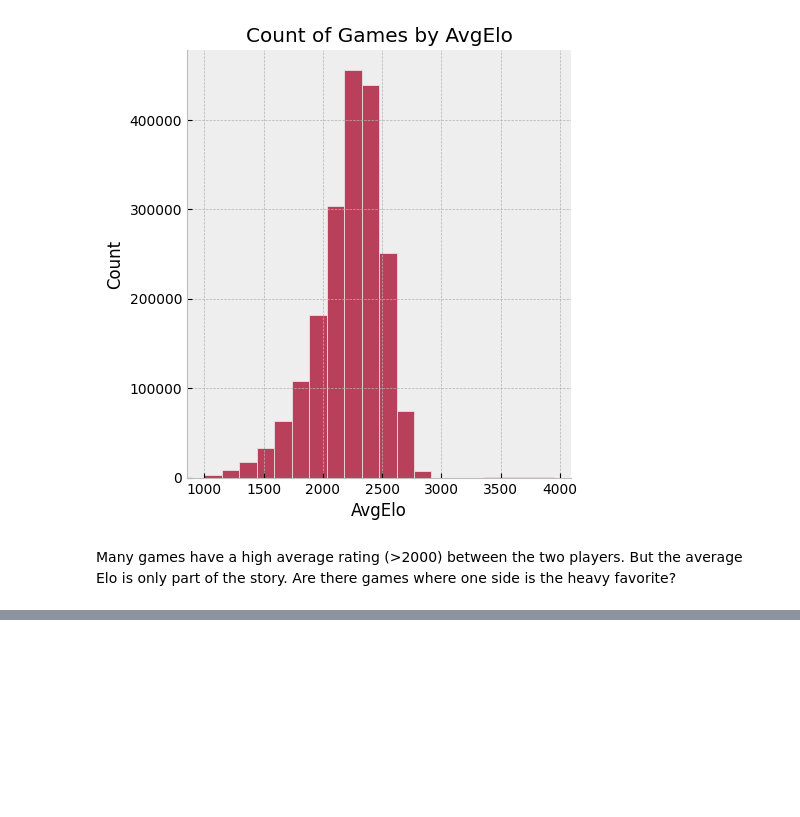
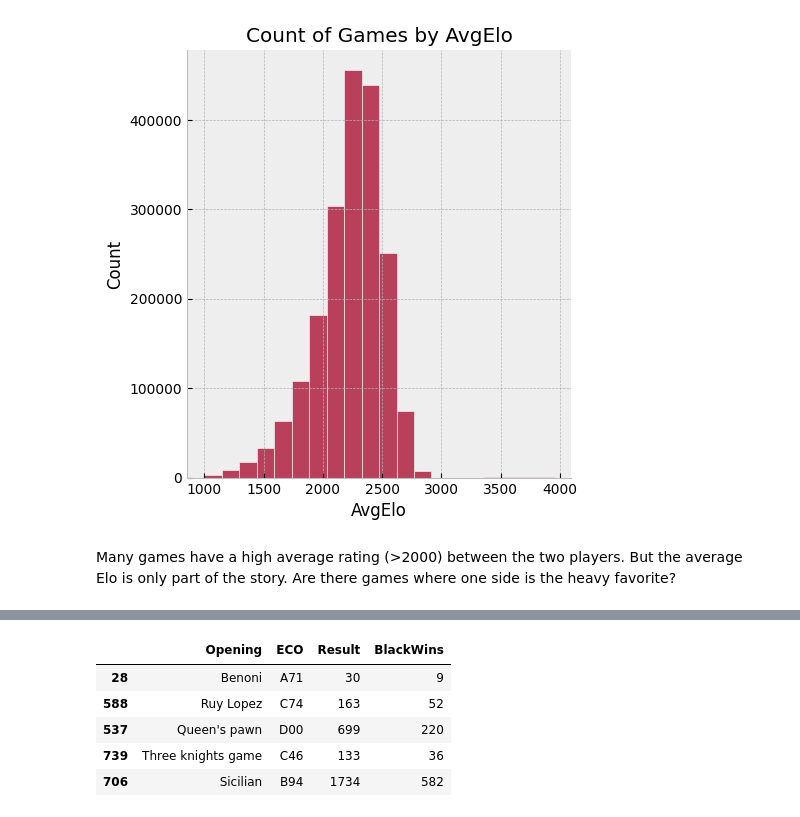
Before and after one commit to ameya932/Black-Chess-Openings-Analysis, a Jupyter notebook: Black_Openings_Chess.ipynb, the cells around one changed output, grey strips where cells are left out. Cells and saved outputs as stored; diff of their text form; code cells hidden in the pictures; blank space fills up the shorter version.

```diff
--- a/Black_Openings_Chess.ipynb
+++ b/Black_Openings_Chess.ipynb
@@ -92,0 +104,16 @@ df[important_cols].query("RatingDifference > 500").head()
+# %%
+# Filtering by Opening and ECO, and finding the total count of games that black wins. We separate online from live chess to understand the characteristics of each
+
+op_live = df.query("AvgElo > 2000 and RatingDifference < 200 and Online == False").groupby(['Opening','ECO']).agg({'Result':'count', 'BlackWins': 'sum'}).reset_index()
+op_online = df.query("AvgElo > 2000 and RatingDifference < 200 and Online == True").groupby(['Opening','ECO']).agg({'Result':'count', 'BlackWins': 'sum'}).reset_index()
+
+op = df.query("AvgElo > 2000 and RatingDifference < 200").groupby(['Opening','ECO']).agg({'Result':'count', 'BlackWins': 'sum'}).reset_index()
+# %%
+op_live.sample(5)
+# %% [output]
+|  | Opening | ECO | Result | BlackWins |
+| 28 | Benoni | A71 | 30 | 9 |
+| 588 | Ruy Lopez | C74 | 163 | 52 |
+| 537 | Queen's pawn | D00 | 699 | 220 |
+| 739 | Three knights game | C46 | 133 | 36 |
+| 706 | Sicilian | B94 | 1734 | 582 |
```
Also changed, not shown: parts of 2 cells of this notebook.
